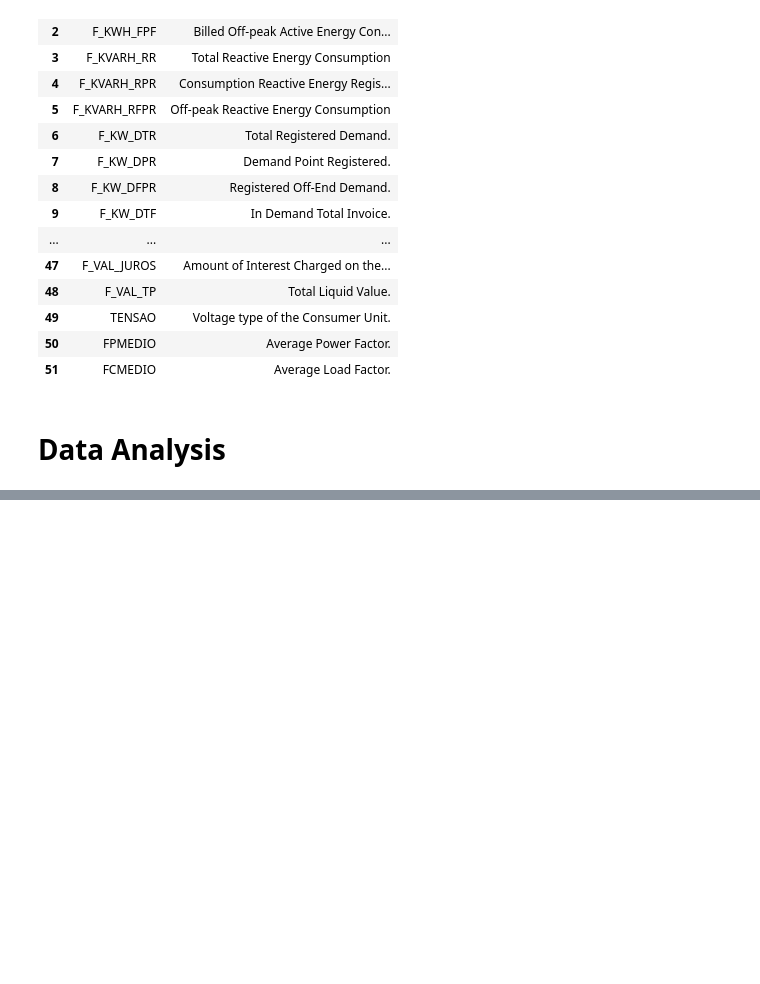
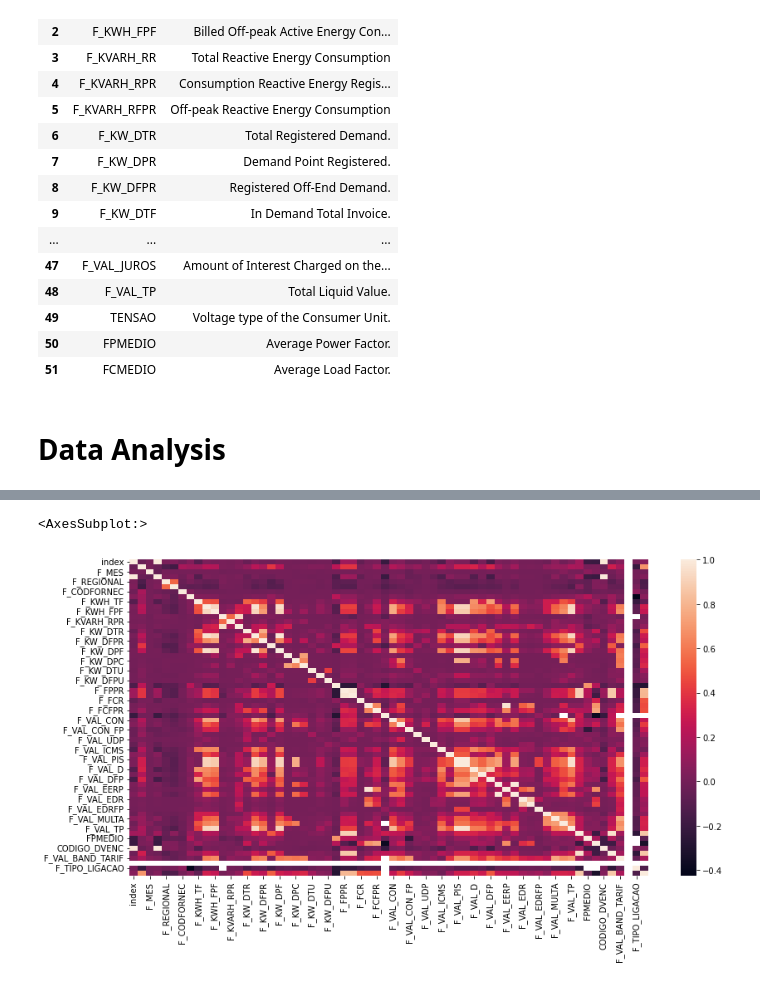
Before and after one commit to oakthyago/Electrical-Demand-Brazil, a Jupyter notebook: electrical-demand-brazil.ipynb, the cells around one changed output, grey strips where cells are left out. Cells and saved outputs as stored; diff of their text form; code cells hidden in the pictures; blank space fills up the shorter version.

```diff
--- a/electrical-demand-brazil.ipynb
+++ b/electrical-demand-brazil.ipynb
@@ -133,0 +155,8 @@ df
+# %%
+plt.figure(figsize=(14, 7))
+# lets check the correlation
+df_analysis.corr()
+sns.heatmap(df_analysis.corr())
+# %% [output]
+<AxesSubplot:>
+[figure, added]
```
Also changed, not shown: parts of 21 cells of this notebook.
